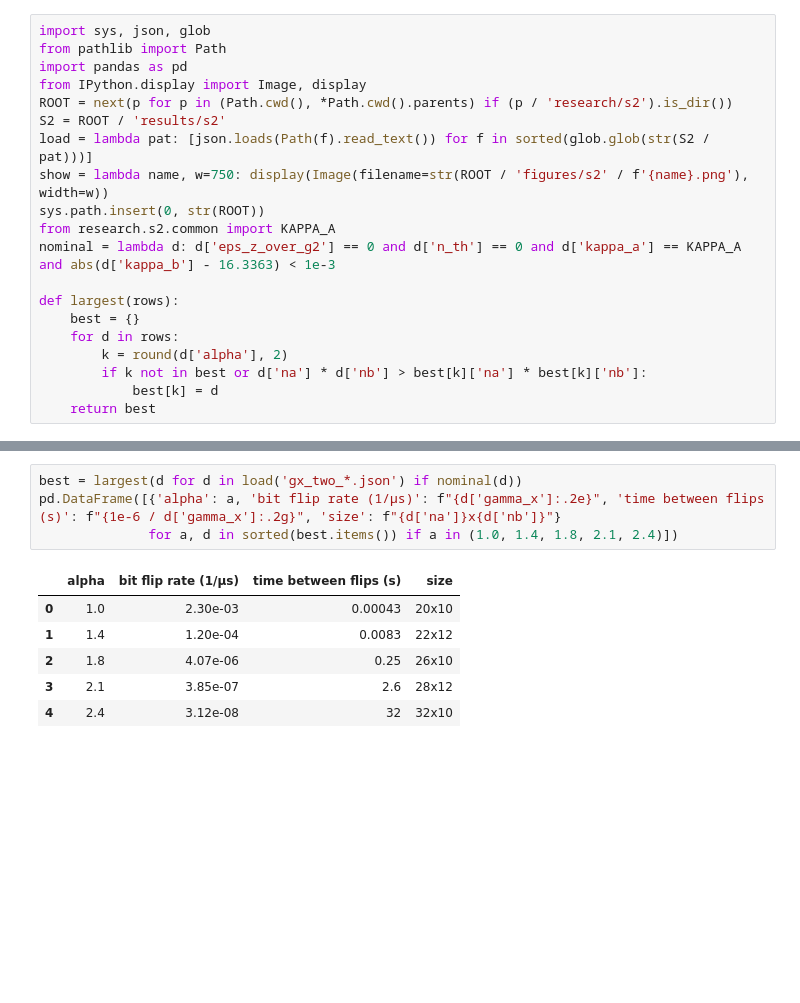
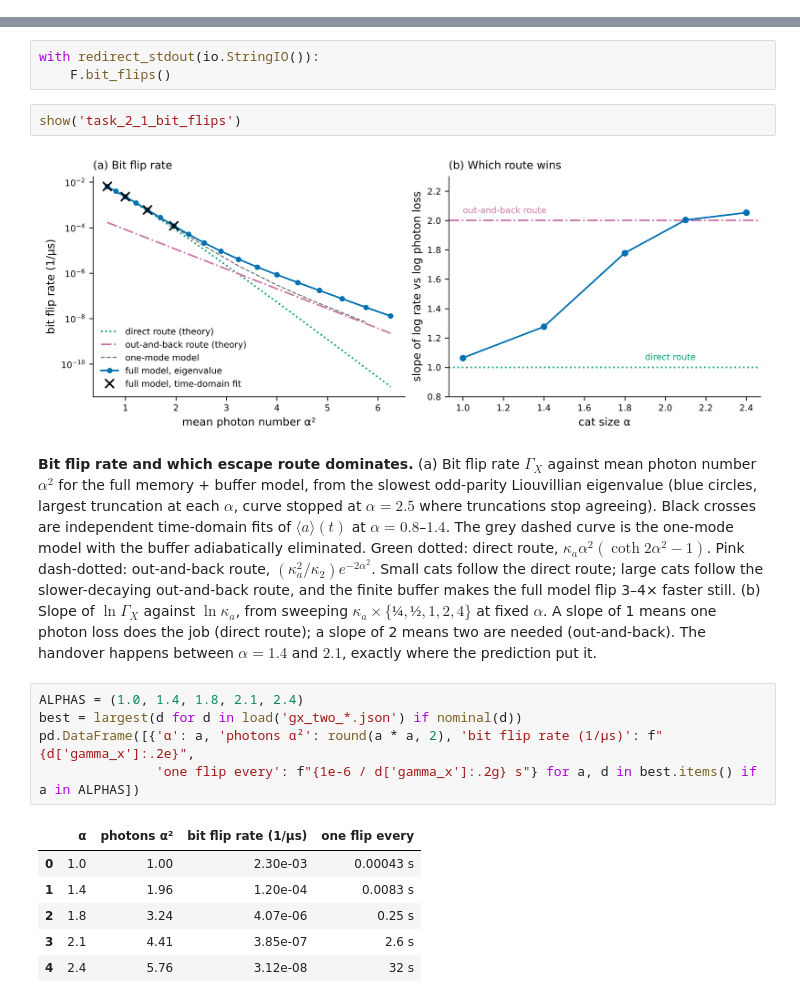
Before and after one commit to pkarakala/duquantum-cat-qubit, a Jupyter notebook: notebooks/06_task_2_1_bit_flips.ipynb, the cells around one changed output, grey strips where cells are left out. Cells and saved outputs as stored; diff of their text form; blank space fills up the shorter version.

```diff
--- a/notebooks/06_task_2_1_bit_flips.ipynb
+++ b/notebooks/06_task_2_1_bit_flips.ipynb
@@ -5,20 +0,0 @@
-# %%
-import sys, json, glob
-from pathlib import Path
-import pandas as pd
-from IPython.display import Image, display
-ROOT = next(p for p in (Path.cwd(), *Path.cwd().parents) if (p / 'research/s2').is_dir())
-S2 = ROOT / 'results/s2'
-load = lambda pat: [json.loads(Path(f).read_text()) for f in sorted(glob.glob(str(S2 / pat)))]
-show = lambda name, w=750: display(Image(filename=str(ROOT / 'figures/s2' / f'{name}.png'), width=w))
-sys.path.insert(0, str(ROOT))
-from research.s2.common import KAPPA_A
-nominal = lambda d: d['eps_z_over_g2'] == 0 and d['n_th'] == 0 and d['kappa_a'] == KAPPA_A and abs(d['kappa_b'] - 16.3363) < 1e-3
-
-def largest(rows):
-    best = {}
-    for d in rows:
-        k = round(d['alpha'], 2)
-        if k not in best or d['na'] * d['nb'] > best[k]['na'] * best[k]['nb']:
-            best[k] = d
-    return best
@@ -25,11 +20,21 @@ def largest(rows):
+# %%
+with redirect_stdout(io.StringIO()):
+    F.bit_flips()
+# %%
+show('task_2_1_bit_flips')
+# %% [output]
+[figure, added]
+# %% [markdown]
+**Bit flip rate and which escape route dominates.** (a) Bit flip rate $\Gamma_X$ against mean photon number $\alpha^2$ for the full memory + buffer model, from the slowest odd-parity Liouvillian eigenvalue (blue circles, largest truncation at each $\alpha$, curve stopped at $\alpha = 2.5$ where truncations stop agreeing). Black crosses are independent time-domain fits of $\langle a\rangle(t)$ at $\alpha = 0.8$–$1.4$. The grey dashed curve is the one-mode model with the buffer adiabatically eliminated. Green dotted: direct route, $\kappa_a\alpha^2(\coth 2\alpha^2 - 1)$. Pink dash-dotted: out-and-back route, $(\kappa_a^2/\kappa_2)e^{-2\alpha^2}$. Small cats follow the direct route; large cats follow the slower-decaying out-and-back route, and the finite buffer makes the full model flip 3–4× faster still. (b) Slope of $\ln\Gamma_X$ against $\ln\kappa_a$, from sweeping $\kappa_a \times \{¼, ½, 1, 2, 4\}$ at fixed $\alpha$. A slope of 1 means one photon loss does the job (direct route); a slope of 2 means two are needed (out-and-back). The handover happens between $\alpha = 1.4$ and $2.1$, exactly where the prediction put it.
 # %%
+ALPHAS = (1.0, 1.4, 1.8, 2.1, 2.4)
 best = largest(d for d in load('gx_two_*.json') if nominal(d))
-pd.DataFrame([{'alpha': a, 'bit flip rate (1/µs)': f"{d['gamma_x']:.2e}", 'time between flips (s)': f"{1e-6 / d['gamma_x']:.2g}", 'size': f"{d['na']}x{d['nb']}"}
-              for a, d in sorted(best.items()) if a in (1.0, 1.4, 1.8, 2.1, 2.4)])
+pd.DataFrame([{'α': a, 'photons α²': round(a * a, 2), 'bit flip rate (1/µs)': f"{d['gamma_x']:.2e}",
+               'one flip every': f"{1e-6 / d['gamma_x']:.2g} s"} for a, d in best.items() if a in ALPHAS])
 # %% [output]
-|  | alpha | bit flip rate (1/µs) | time between flips (s) | size |
-| 0 | 1.0 | 2.30e-03 | 0.00043 | 20x10 |
-| 1 | 1.4 | 1.20e-04 | 0.0083 | 22x12 |
-| 2 | 1.8 | 4.07e-06 | 0.25 | 26x10 |
-| 3 | 2.1 | 3.85e-07 | 2.6 | 28x12 |
-| 4 | 2.4 | 3.12e-08 | 32 | 32x10 |
+|  | α | photons α² | bit flip rate (1/µs) | one flip every |
+| 0 | 1.0 | 1.00 | 2.30e-03 | 0.00043 s |
+| 1 | 1.4 | 1.96 | 1.20e-04 | 0.0083 s |
+| 2 | 1.8 | 3.24 | 4.07e-06 | 0.25 s |
+| 3 | 2.1 | 4.41 | 3.85e-07 | 2.6 s |
+| 4 | 2.4 | 5.76 | 3.12e-08 | 32 s |
```
Also changed, not shown: parts of 9 cells of this notebook, 13 other files.
